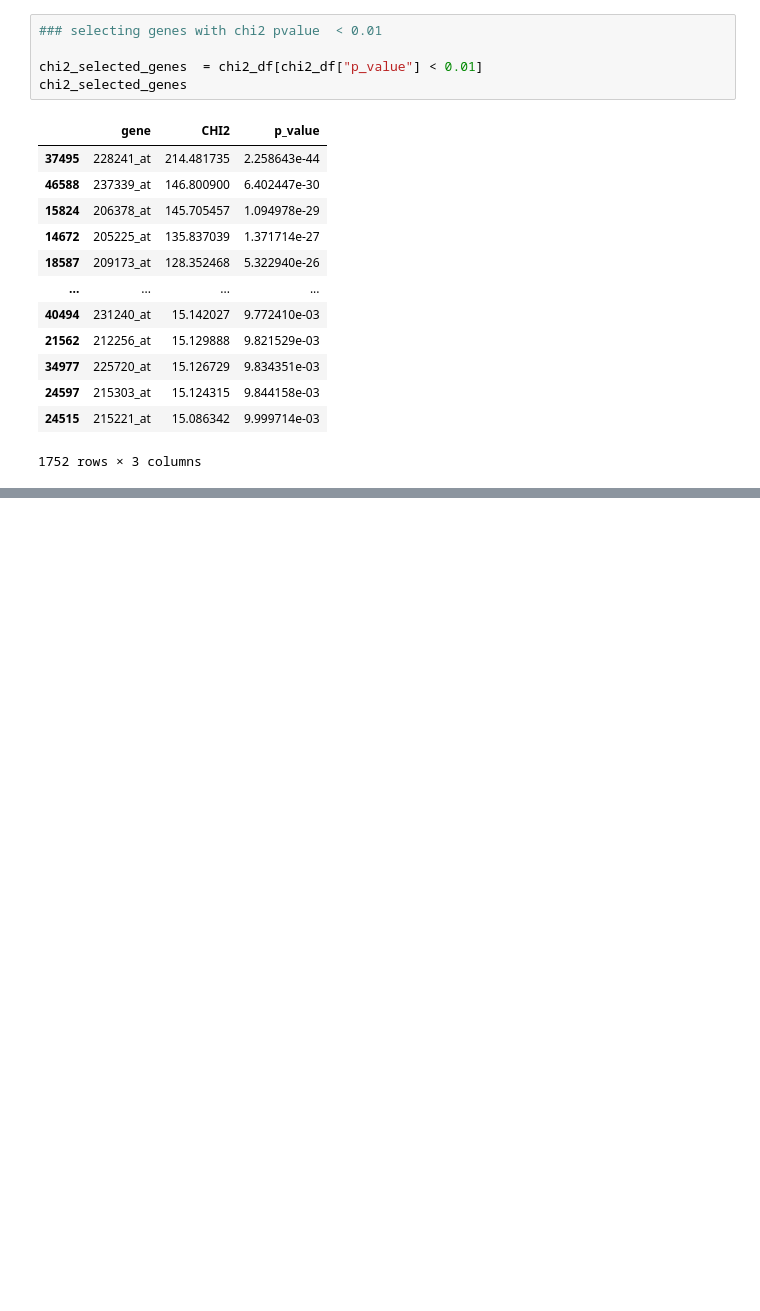
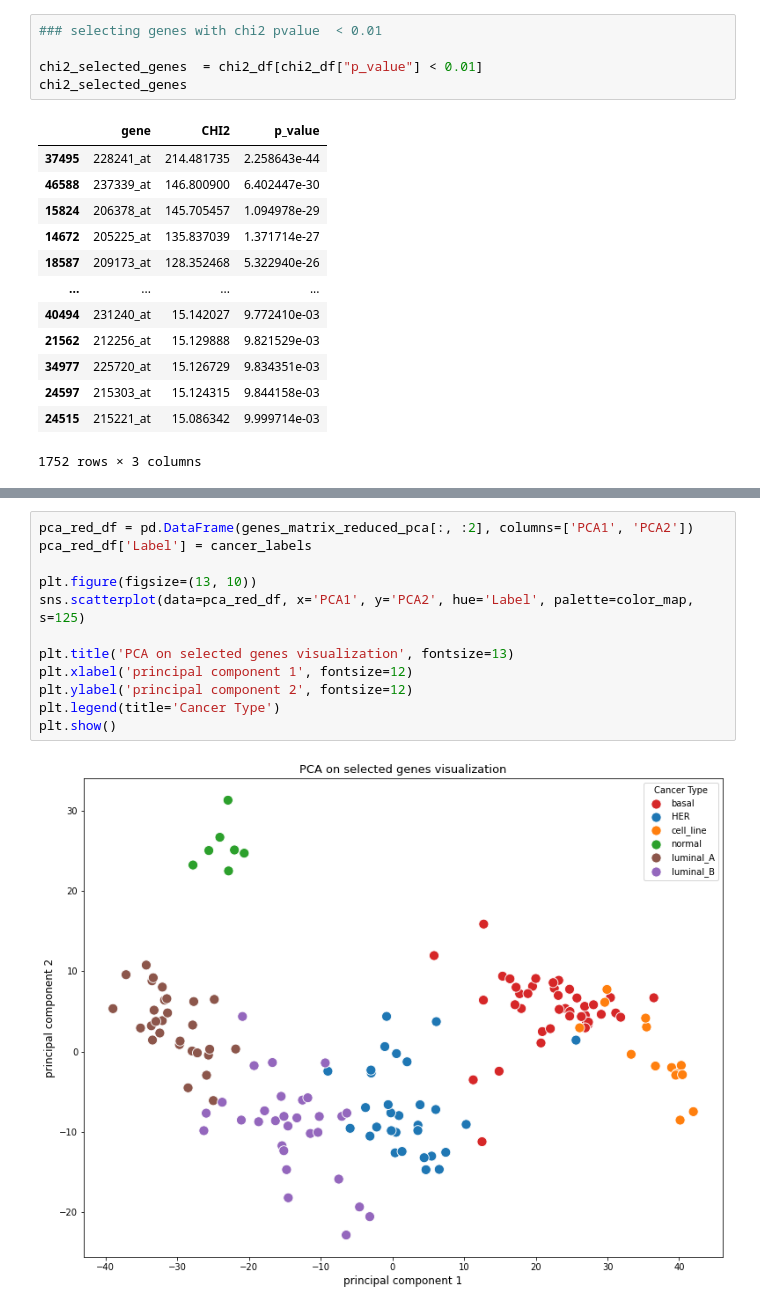
Before and after one commit to IceRocky/tsne_genes_analysis, a Jupyter notebook: breast_cancer_analysis.ipynb, the cells around one changed output, grey strips where cells are left out. Saved outputs shown, nothing was run; the diff lists cells and outputs as text; blank space fills up the shorter version.

```diff
--- a/breast_cancer_analysis.ipynb
+++ b/breast_cancer_analysis.ipynb
@@ -341,0 +368,14 @@ len(selected_genes)
+# %%
+pca_red_df = pd.DataFrame(genes_matrix_reduced_pca[:, :2], columns=['PCA1', 'PCA2'])
+pca_red_df['Label'] = cancer_labels
+
+plt.figure(figsize=(13, 10))
+sns.scatterplot(data=pca_red_df, x='PCA1', y='PCA2', hue='Label', palette=color_map, s=125)
+
+plt.title('PCA on selected genes visualization', fontsize=13)
+plt.xlabel('principal component 1', fontsize=12)
+plt.ylabel('principal component 2', fontsize=12)
+plt.legend(title='Cancer Type')
+plt.show()
+# %% [output]
+[figure, added]
```
Also changed, not shown: parts of 12 cells of this notebook, 1 other file.
